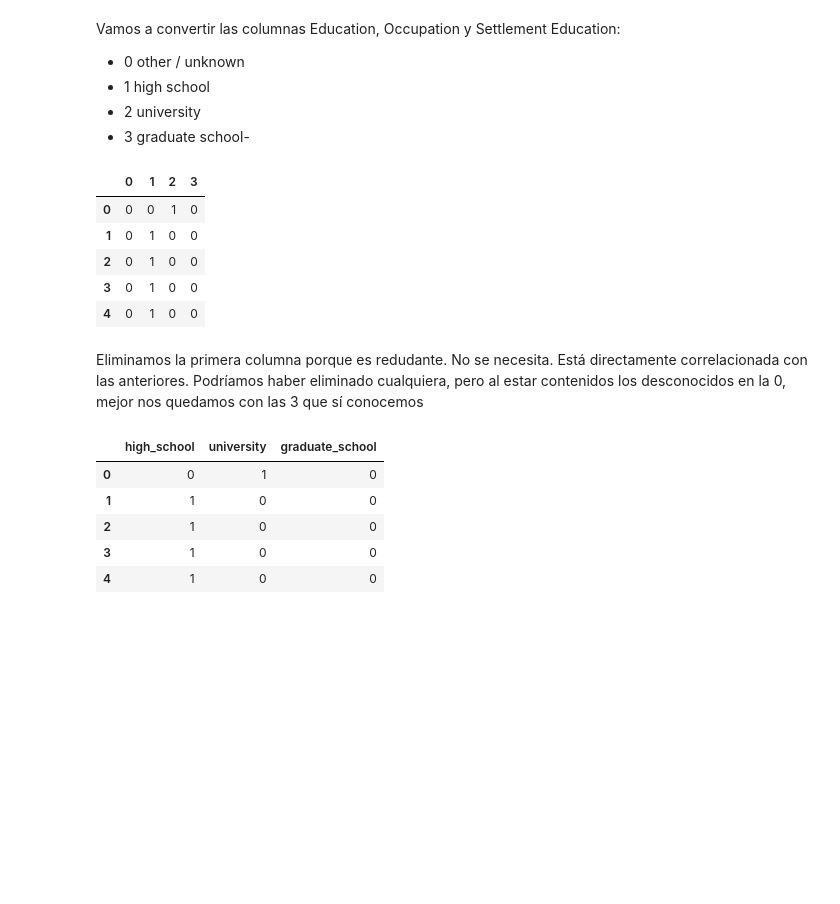
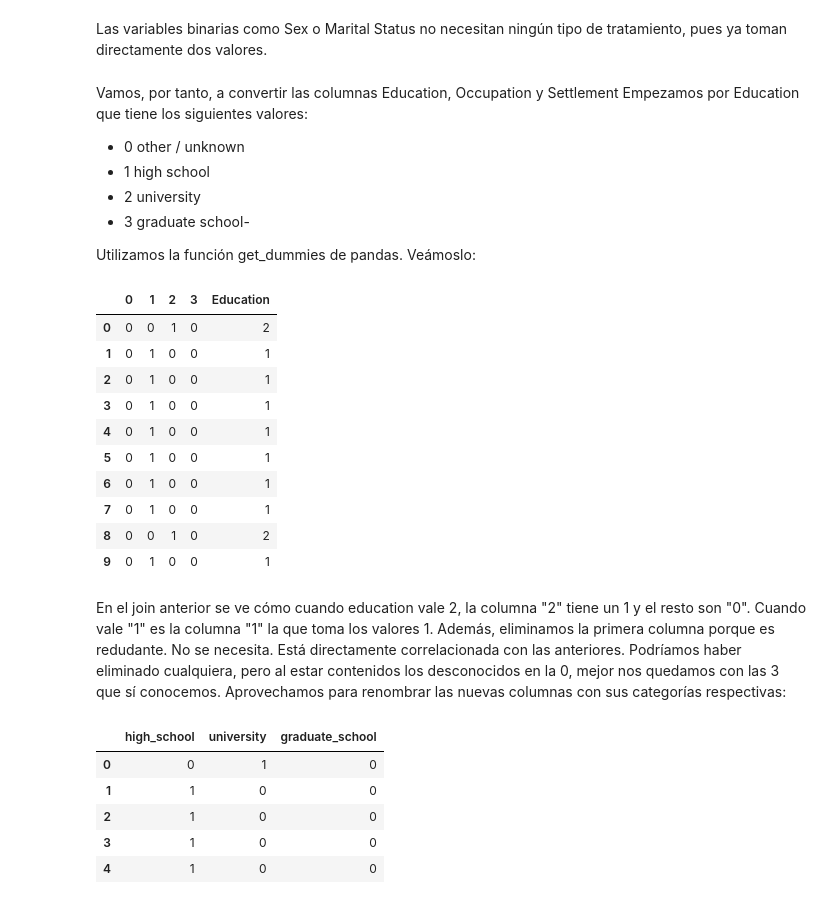
Before and after one commit to ymgabaldon/Ej_segmentacion, a Jupyter notebook: Analisis retail online.ipynb, the cells around one changed output. Drawn from its saved outputs; the diff is of its cells as text; code cells hidden in the pictures; blank space fills up the shorter version.

```diff
--- a/Analisis retail online.ipynb
+++ b/Analisis retail online.ipynb
@@ -12,6 +71,8 @@ plt.style.use("ggplot")
 warnings.filterwarnings("ignore")
 # %%
 ruta="D:\\J\\Big data\\DATAHACK\\PYTHON\\006-_Caso_segmentacion\FMCG\\"
+
+ruta="D:\\0001_11_2016_PERSONAL\\datahack\\0006_Prácticas_master_junio\\"
 ruta_linux='/home/user/Datahack/Datos_Segmentacion/'
 archivo="segmentation data.csv"
 # %%
@@ -125,26 +200,35 @@ Name: Occupation, dtype: int64
 1    544
 2    467
 Name: Settlement size, dtype: int64
+# %% [markdown]
+Las variables binarias como Sex o Marital Status no necesitan ningún tipo de tratamiento, pues ya toman directamente dos valores.
 # %% [markdown]
-Vamos a convertir las columnas Education, Occupation y Settlement
-Education:
+Vamos, por tanto,  a convertir las columnas Education, Occupation y Settlement
+Empezamos por Education que tiene los siguientes valores:
 
 - 0	other / unknown
 - 1	high school
 - 2	university
 - 3	graduate school-
+
+Utilizamos la función get_dummies de pandas. Veámoslo:
 # %%
 df_education=pd.get_dummies(df["Education"])
-df_education.head()
+df_education.merge(df["Education"],how="inner",left_index=True,right_index=True).head(10)
 # %% [output]
-|  | 0 | 1 | 2 | 3 |
-| 0 | 0 | 0 | 1 | 0 |
-| 1 | 0 | 1 | 0 | 0 |
-| 2 | 0 | 1 | 0 | 0 |
-| 3 | 0 | 1 | 0 | 0 |
-| 4 | 0 | 1 | 0 | 0 |
+|  | 0 | 1 | 2 | 3 | Education |
+| 0 | 0 | 0 | 1 | 0 | 2 |
+| 1 | 0 | 1 | 0 | 0 | 1 |
+| 2 | 0 | 1 | 0 | 0 | 1 |
+| 3 | 0 | 1 | 0 | 0 | 1 |
+| 4 | 0 | 1 | 0 | 0 | 1 |
+| 5 | 0 | 1 | 0 | 0 | 1 |
+| 6 | 0 | 1 | 0 | 0 | 1 |
+| 7 | 0 | 1 | 0 | 0 | 1 |
+| 8 | 0 | 0 | 1 | 0 | 2 |
+| 9 | 0 | 1 | 0 | 0 | 1 |
 # %% [markdown]
-Eliminamos la primera columna porque es redudante. No se necesita. Está directamente correlacionada con las anteriores. Podríamos haber eliminado cualquiera, pero al estar contenidos los desconocidos en la 0, mejor nos quedamos con las 3 que sí conocemos
+En el join anterior se ve cómo cuando education vale 2, la columna "2" tiene un 1 y el resto son "0". Cuando vale "1" es la columna "1" la que toma los valores 1. Además, eliminamos la primera columna porque es redudante. No se necesita. Está directamente correlacionada con las anteriores. Podríamos haber eliminado cualquiera, pero al estar contenidos los desconocidos en la 0, mejor nos quedamos con las 3 que sí conocemos. Aprovechamos para renombrar las nuevas columnas con sus categorías respectivas:
 # %%
 df_education.drop(columns=[0],inplace=True)
 df_education.columns=["high_school","university","graduate_school"]
```
Also changed, not shown: parts of 107 cells of this notebook.
